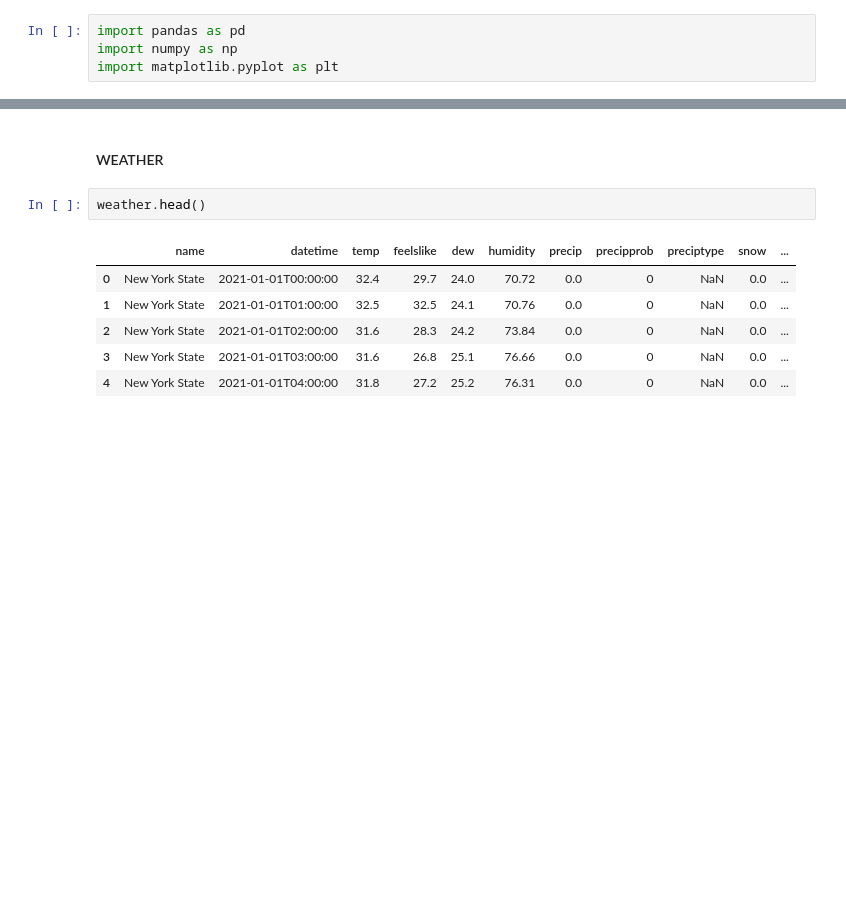
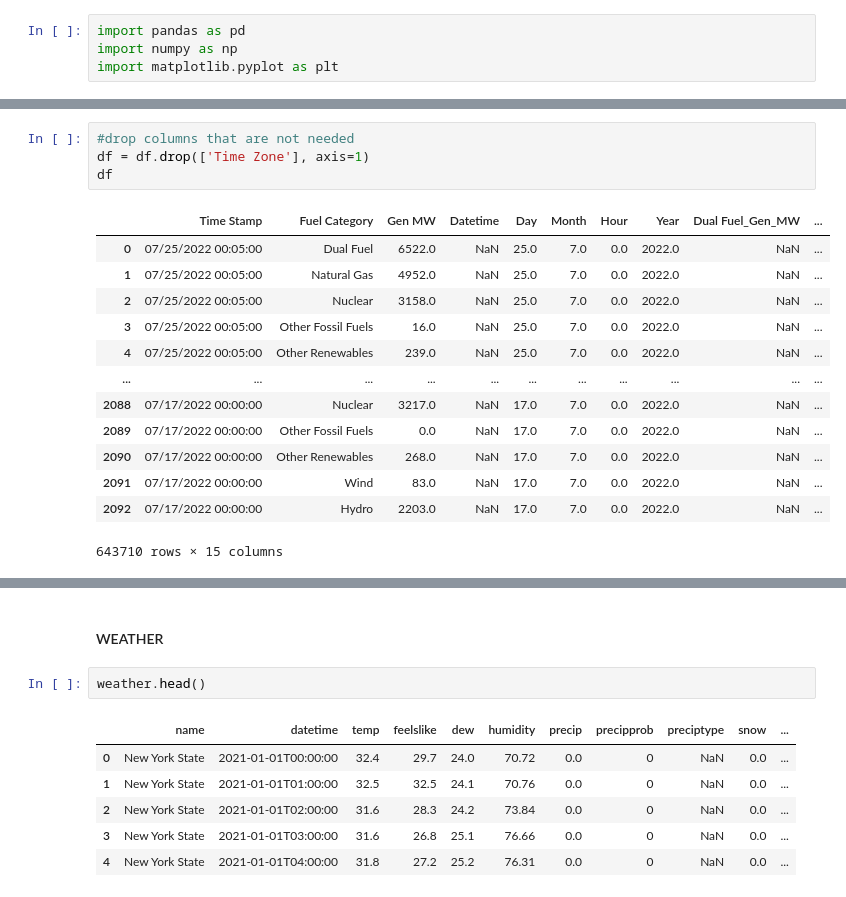
Before and after one commit to pieperpaula/MLProject, a Jupyter notebook: merge_data_test.ipynb, the cells around one changed output, grey strips where cells are left out. Drawn from its saved outputs; the diff is of its cells as text; blank space fills up the shorter version.

```diff
--- a/merge_data_test.ipynb
+++ b/merge_data_test.ipynb
@@ -4,0 +66,18 @@ import matplotlib.pyplot as plt
+# %%
+#drop columns that are not needed
+df = df.drop(['Time Zone'], axis=1)
+df
+# %% [output]
+|  | Time Stamp | Fuel Category | Gen MW | Datetime | Day | Month | Hour | Year | Dual Fuel_Gen_MW | ... |
+| 0 | 07/25/2022 00:05:00 | Dual Fuel | 6522.0 | NaN | 25.0 | 7.0 | 0.0 | 2022.0 | NaN | ... |
+| 1 | 07/25/2022 00:05:00 | Natural Gas | 4952.0 | NaN | 25.0 | 7.0 | 0.0 | 2022.0 | NaN | ... |
+| 2 | 07/25/2022 00:05:00 | Nuclear | 3158.0 | NaN | 25.0 | 7.0 | 0.0 | 2022.0 | NaN | ... |
+| 3 | 07/25/2022 00:05:00 | Other Fossil Fuels | 16.0 | NaN | 25.0 | 7.0 | 0.0 | 2022.0 | NaN | ... |
+| 4 | 07/25/2022 00:05:00 | Other Renewables | 239.0 | NaN | 25.0 | 7.0 | 0.0 | 2022.0 | NaN | ... |
+| ... | ... | ... | ... | ... | ... | ... | ... | ... | ... | ... |
+| 2088 | 07/17/2022 00:00:00 | Nuclear | 3217.0 | NaN | 17.0 | 7.0 | 0.0 | 2022.0 | NaN | ... |
+| 2089 | 07/17/2022 00:00:00 | Other Fossil Fuels | 0.0 | NaN | 17.0 | 7.0 | 0.0 | 2022.0 | NaN | ... |
+| 2090 | 07/17/2022 00:00:00 | Other Renewables | 268.0 | NaN | 17.0 | 7.0 | 0.0 | 2022.0 | NaN | ... |
+| 2091 | 07/17/2022 00:00:00 | Wind | 83.0 | NaN | 17.0 | 7.0 | 0.0 | 2022.0 | NaN | ... |
+| 2092 | 07/17/2022 00:00:00 | Hydro | 2203.0 | NaN | 17.0 | 7.0 | 0.0 | 2022.0 | NaN | ... |
+643710 rows × 15 columns
```
Also changed, not shown: parts of 9 cells of this notebook, 3 other files.
